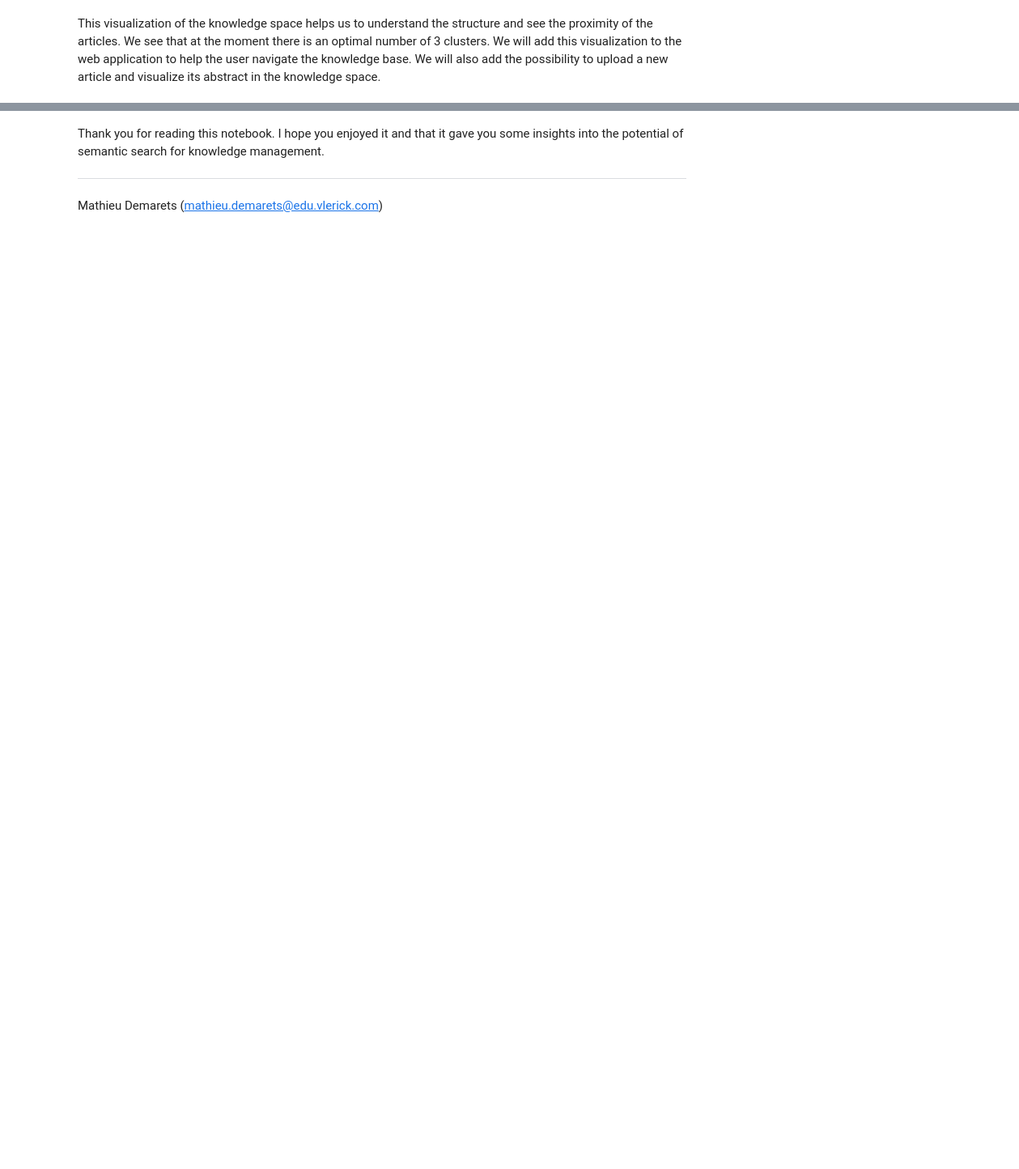
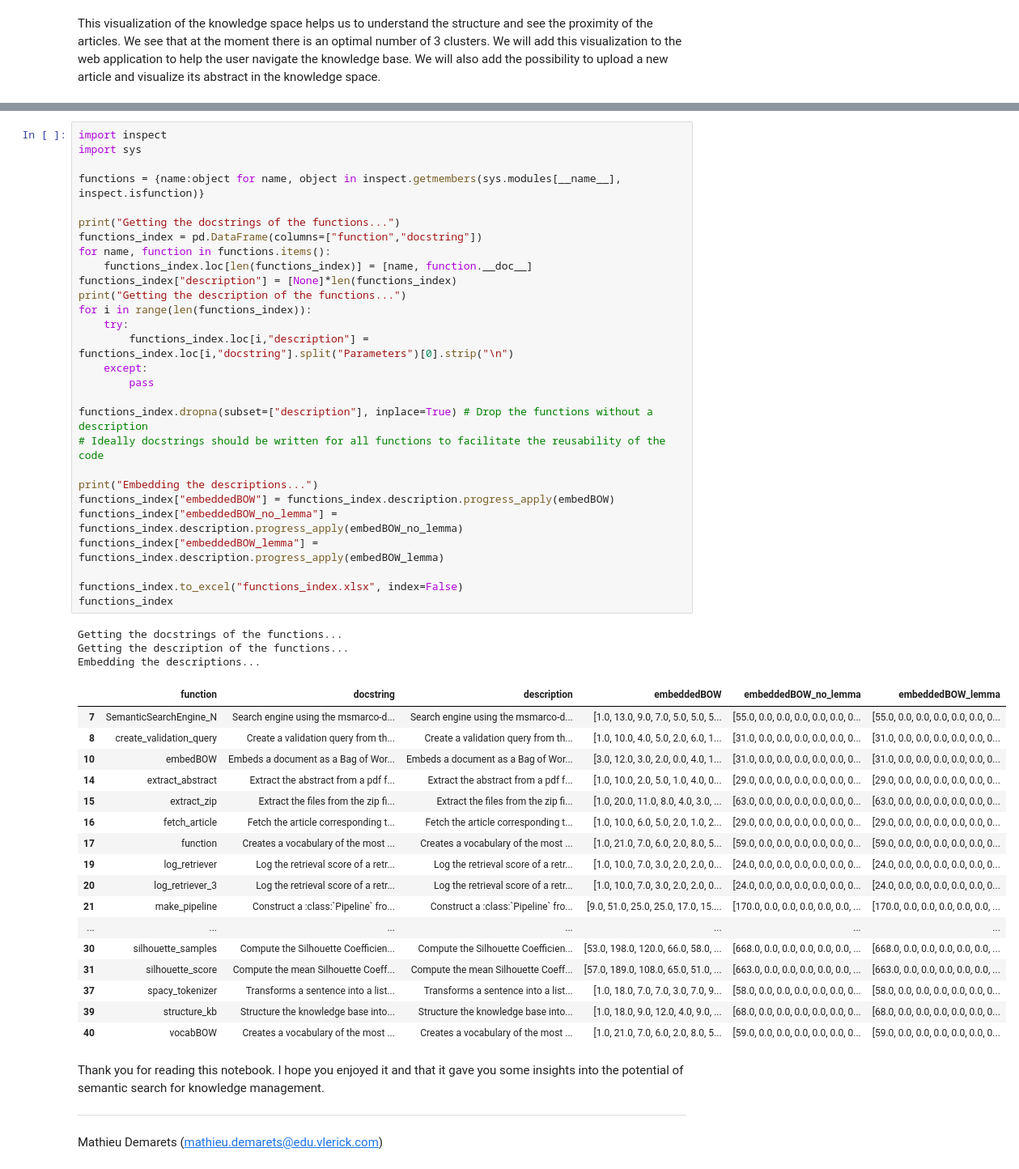
Before and after one commit to MathieuDemarets/vlerick-mai-nlp-2023, a Jupyter notebook: Final_Assignment/Articles.ipynb, the cells around one changed output, grey strips where cells are left out. Shown at 81% size. Cells and saved outputs as stored; diff of their text form; blank space fills up the shorter version.

```diff
--- a/Final_Assignment/Articles.ipynb
+++ b/Final_Assignment/Articles.ipynb
@@ -1738,3 +1744,52 @@ This visualization of the knowledge space helps us to understand the structure a
+# %%
+import inspect
+import sys
+
+functions = {name:object for name, object in inspect.getmembers(sys.modules[__name__], inspect.isfunction)}
+
+print("Getting the docstrings of the functions...")
+functions_index = pd.DataFrame(columns=["function","docstring"])
+for name, function in functions.items():
+    functions_index.loc[len(functions_index)] = [name, function.__doc__]
+functions_index["description"] = [None]*len(functions_index)
+print("Getting the description of the functions...")
+for i in range(len(functions_index)):
+    try:
+        functions_index.loc[i,"description"] = functions_index.loc[i,"docstring"].split("Parameters")[0].strip("\n")
+    except:
+        pass
+
+functions_index.dropna(subset=["description"], inplace=True) # Drop the functions without a description
+# Ideally docstrings should be written for all functions to facilitate the reusability of the code
+
+print("Embedding the descriptions...")
+functions_index["embeddedBOW"] = functions_index.description.progress_apply(embedBOW)
+functions_index["embeddedBOW_no_lemma"] = functions_index.description.progress_apply(embedBOW_no_lemma)
+functions_index["embeddedBOW_lemma"] = functions_index.description.progress_apply(embedBOW_lemma)
+
+functions_index.to_excel("functions_index.xlsx", index=False)
+functions_index
+# %% [output]
+Getting the docstrings of the functions...
+Getting the description of the functions...
+Embedding the descriptions...
+|  | function | docstring | description | embeddedBOW | embeddedBOW_no_lemma | embeddedBOW_lemma |
+| 7 | SemanticSearchEngine_N | Search engine using the msmarco-d... | Search engine using the msmarco-d... | [1.0, 13.0, 9.0, 7.0, 5.0, 5.0, 5... | [55.0, 0.0, 0.0, 0.0, 0.0, 0.0, 0... | [55.0, 0.0, 0.0, 0.0, 0.0, 0.0, 0... |
+| 8 | create_validation_query | Create a validation query from th... | Create a validation query from th... | [1.0, 10.0, 4.0, 5.0, 2.0, 6.0, 1... | [31.0, 0.0, 0.0, 0.0, 0.0, 0.0, 0... | [31.0, 0.0, 0.0, 0.0, 0.0, 0.0, 0... |
+| 10 | embedBOW | Embeds a document as a Bag of Wor... | Embeds a document as a Bag of Wor... | [3.0, 12.0, 3.0, 2.0, 0.0, 4.0, 1... | [31.0, 0.0, 0.0, 0.0, 0.0, 0.0, 0... | [31.0, 0.0, 0.0, 0.0, 0.0, 0.0, 0... |
+| 14 | extract_abstract | Extract the abstract from a pdf f... | Extract the abstract from a pdf f... | [1.0, 10.0, 2.0, 5.0, 1.0, 4.0, 0... | [29.0, 0.0, 0.0, 0.0, 0.0, 0.0, 0... | [29.0, 0.0, 0.0, 0.0, 0.0, 0.0, 0... |
+| 15 | extract_zip | Extract the files from the zip fi... | Extract the files from the zip fi... | [1.0, 20.0, 11.0, 8.0, 4.0, 3.0, ... | [63.0, 0.0, 0.0, 0.0, 0.0, 0.0, 0... | [63.0, 0.0, 0.0, 0.0, 0.0, 0.0, 0... |
+| 16 | fetch_article | Fetch the article corresponding t... | Fetch the article corresponding t... | [1.0, 10.0, 6.0, 5.0, 2.0, 1.0, 2... | [29.0, 0.0, 0.0, 0.0, 0.0, 0.0, 0... | [29.0, 0.0, 0.0, 0.0, 0.0, 0.0, 0... |
+| 17 | function | Creates a vocabulary of the most ... | Creates a vocabulary of the most ... | [1.0, 21.0, 7.0, 6.0, 2.0, 8.0, 5... | [59.0, 0.0, 0.0, 0.0, 0.0, 0.0, 0... | [59.0, 0.0, 0.0, 0.0, 0.0, 0.0, 0... |
+| 19 | log_retriever | Log the retrieval score of a retr... | Log the retrieval score of a retr... | [1.0, 10.0, 7.0, 3.0, 2.0, 2.0, 0... | [24.0, 0.0, 0.0, 0.0, 0.0, 0.0, 0... | [24.0, 0.0, 0.0, 0.0, 0.0, 0.0, 0... |
+| 20 | log_retriever_3 | Log the retrieval score of a retr... | Log the retrieval score of a retr... | [1.0, 10.0, 7.0, 3.0, 2.0, 2.0, 0... | [24.0, 0.0, 0.0, 0.0, 0.0, 0.0, 0... | [24.0, 0.0, 0.0, 0.0, 0.0, 0.0, 0... |
+| 21 | make_pipeline | Construct a :class:`Pipeline` fro... | Construct a :class:`Pipeline` fro... | [9.0, 51.0, 25.0, 25.0, 17.0, 15.... | [170.0, 0.0, 0.0, 0.0, 0.0, 0.0, ... | [170.0, 0.0, 0.0, 0.0, 0.0, 0.0, ... |
+| ... | ... | ... | ... | ... | ... | ... |
+| 30 | silhouette_samples | Compute the Silhouette Coefficien... | Compute the Silhouette Coefficien... | [53.0, 198.0, 120.0, 66.0, 58.0, ... | [668.0, 0.0, 0.0, 0.0, 0.0, 0.0, ... | [668.0, 0.0, 0.0, 0.0, 0.0, 0.0, ... |
+| 31 | silhouette_score | Compute the mean Silhouette Coeff... | Compute the mean Silhouette Coeff... | [57.0, 189.0, 108.0, 65.0, 51.0, ... | [663.0, 0.0, 0.0, 0.0, 0.0, 0.0, ... | [663.0, 0.0, 0.0, 0.0, 0.0, 0.0, ... |
+| 37 | spacy_tokenizer | Transforms a sentence into a list... | Transforms a sentence into a list... | [1.0, 18.0, 7.0, 7.0, 3.0, 7.0, 9... | [58.0, 0.0, 0.0, 0.0, 0.0, 0.0, 0... | [58.0, 0.0, 0.0, 0.0, 0.0, 0.0, 0... |
+| 39 | structure_kb | Structure the knowledge base into... | Structure the knowledge base into... | [1.0, 18.0, 9.0, 12.0, 4.0, 9.0, ... | [68.0, 0.0, 0.0, 0.0, 0.0, 0.0, 0... | [68.0, 0.0, 0.0, 0.0, 0.0, 0.0, 0... |
+| 40 | vocabBOW | Creates a vocabulary of the most ... | Creates a vocabulary of the most ... | [1.0, 21.0, 7.0, 6.0, 2.0, 8.0, 5... | [59.0, 0.0, 0.0, 0.0, 0.0, 0.0, 0... | [59.0, 0.0, 0.0, 0.0, 0.0, 0.0, 0... |
 # %% [markdown]
 Thank you for reading this notebook. I hope you enjoyed it and that it gave you some insights into the potential of semantic search for knowledge management.
 
```
Also changed, not shown: parts of 3 cells of this notebook, 1 other file.
